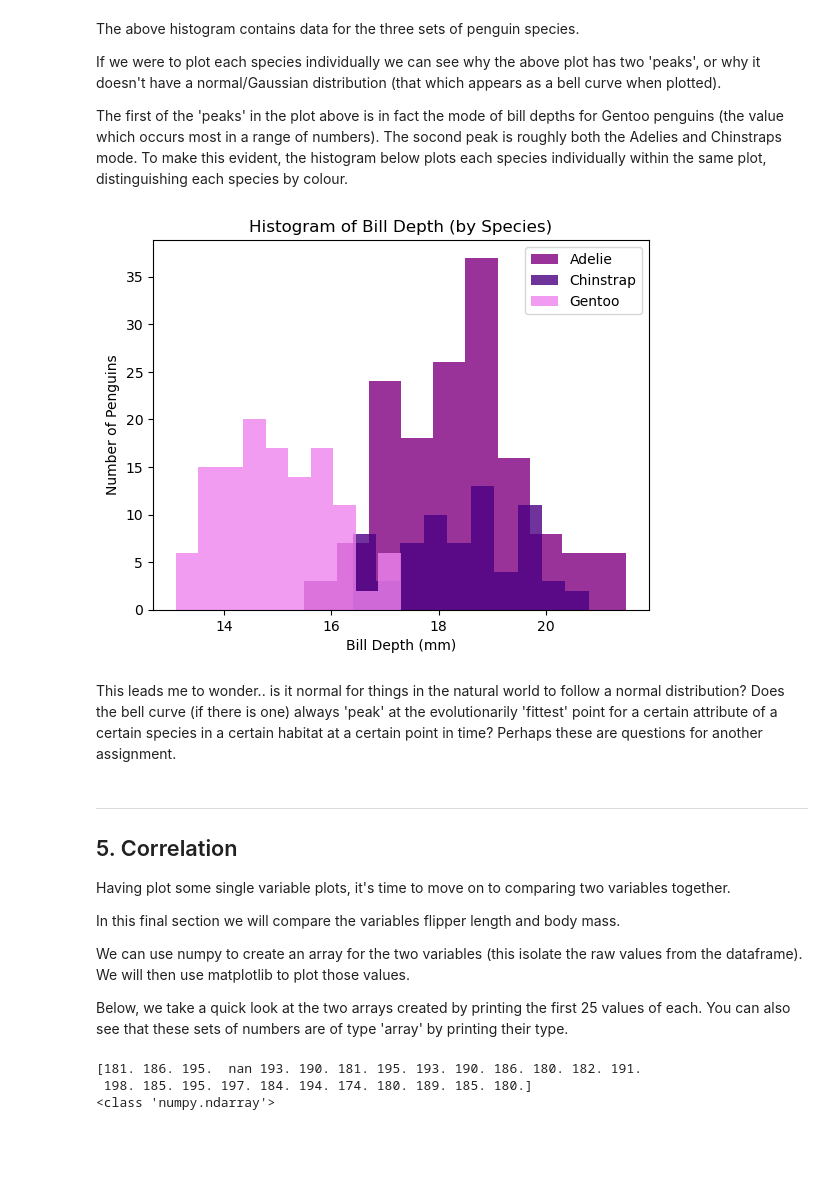
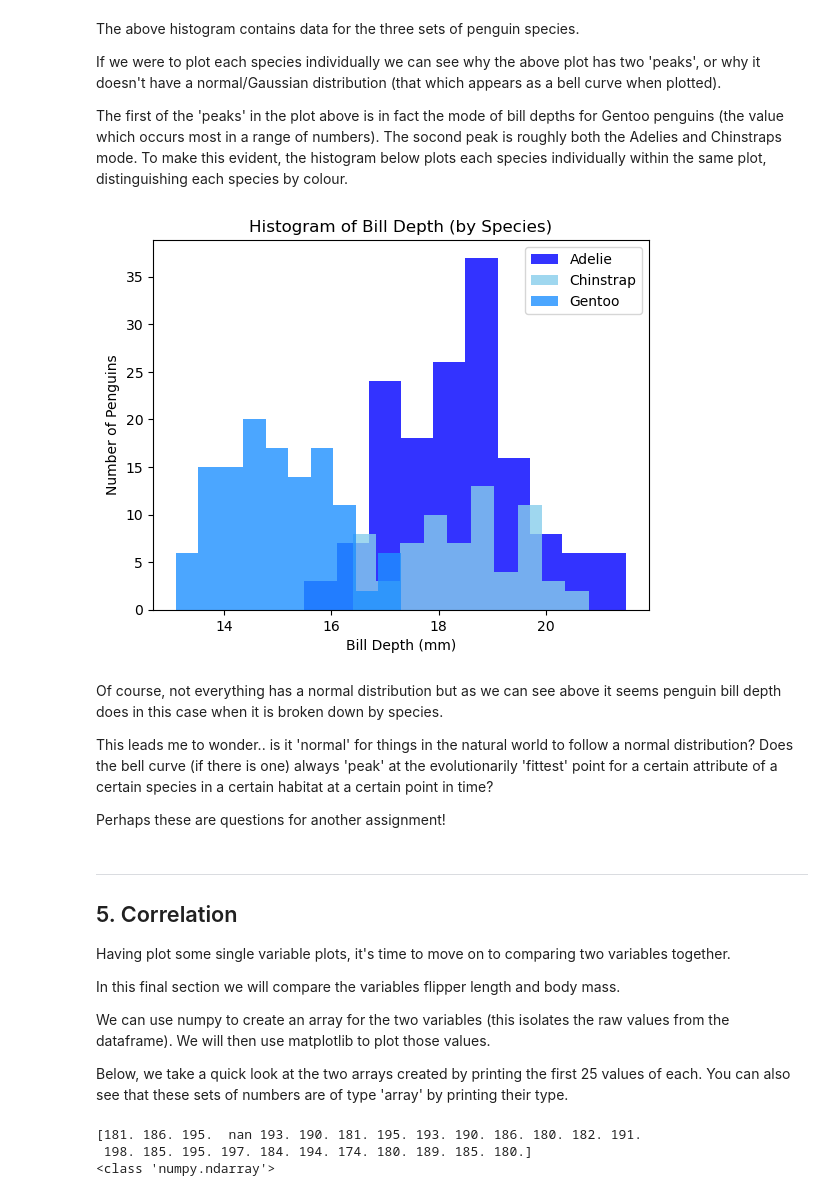
Before and after one commit to pcahillgit/principles-of-data-analytics, a Jupyter notebook: penguins.ipynb, the cells around one changed output. Drawn from its saved outputs; the diff is of its cells as text; code cells hidden in the pictures; blank space fills up the shorter version.

Commit message:
full review, text edits, plots colored unifromly in blue

```diff
--- a/penguins.ipynb
+++ b/penguins.ipynb
@@ -191,30 +191,34 @@ The first of the 'peaks' in the plot above is in fact the mode of bill depths fo
 # %%
 # Filtering the dataset by species
 adelies_billdepth = df[df['species'] == 'Adelie']['bill_depth_mm']
 chinstraps_billdepth = df[df['species'] == 'Chinstrap']['bill_depth_mm']
 gentoos_billdepth = df[df['species'] == 'Gentoo']['bill_depth_mm']
 
 # Plotting the three species individually on one plot, distinguishing by colour, labelling and adding a light transparency (alpha)
-plt.hist(adelies_billdepth, bins=10, color='purple', alpha=0.8, label='Adelie')
-plt.hist(chinstraps_billdepth, bins=10, color='indigo', alpha=0.8, label='Chinstrap')
-plt.hist(gentoos_billdepth, bins=10, color='violet', alpha=0.8, label='Gentoo')
+plt.hist(adelies_billdepth, bins=10, color='blue', alpha=0.8, label='Adelie')
+plt.hist(chinstraps_billdepth, bins=10, color='skyblue', alpha=0.8, label='Chinstrap')
+plt.hist(gentoos_billdepth, bins=10, color='dodgerblue', alpha=0.8, label='Gentoo')
 
 # Axis labels
 plt.xlabel('Bill Depth (mm)')
 plt.ylabel('Number of Penguins')
 
 # Title
 plt.title('Histogram of Bill Depth (by Species)')
 
 # Legend
 plt.legend()
 
 # Displaying plot
 plt.show()
 # %% [output]
-[figure, old version]
+[figure, new version]
 # %% [markdown]
-This leads me to wonder.. is it normal for things in the natural world to follow a normal distribution? Does the bell curve (if there is one) always 'peak' at the evolutionarily 'fittest' point for a certain attribute of a certain species in a certain habitat at a certain point in time? Perhaps these are questions for another assignment.
+Of course, not everything has a normal distribution but as we can see above it seems penguin bill depth does in this case when it is broken down by species.
+
+This leads me to wonder.. is it 'normal' for things in the natural world to follow a normal distribution? Does the bell curve (if there is one) always 'peak' at the evolutionarily 'fittest' point for a certain attribute of a certain species in a certain habitat at a certain point in time?
+
+Perhaps these are questions for another assignment!
 # %% [markdown]
 ***
 ## 5. Correlation
@@ -223,7 +227,7 @@ Having plot some single variable plots, it's time to move on to comparing two va
 
 In this final section we will compare the variables flipper length and body mass.
 
-We can use numpy to create an array for the two variables (this isolate the raw values from the dataframe). We will then use matplotlib to plot those values.
+We can use numpy to create an array for the two variables (this isolates the raw values from the dataframe). We will then use matplotlib to plot those values.
 
 Below, we take a quick look at the two arrays created by printing the first 25 values of each. You can also see that these sets of numbers are of type 'array' by printing their type.
 # %%
```
Also changed, not shown: parts of 6 cells of this notebook.
